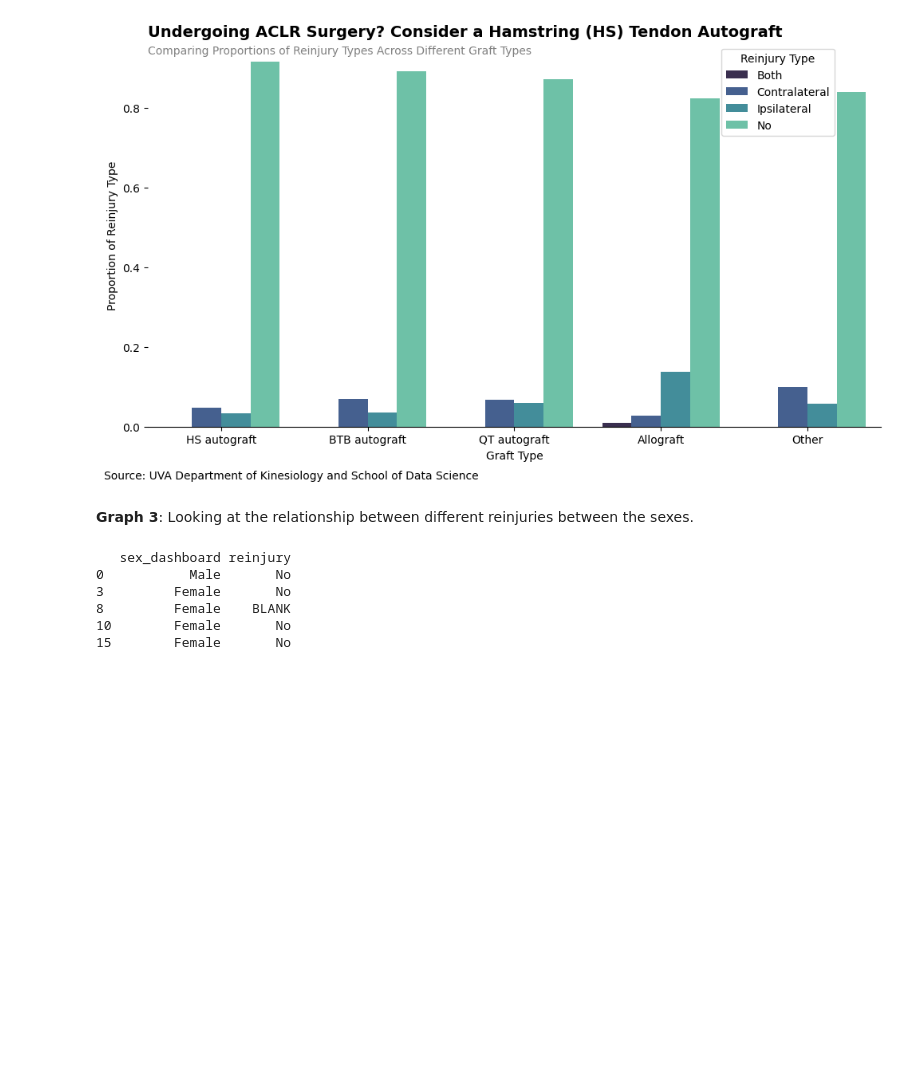
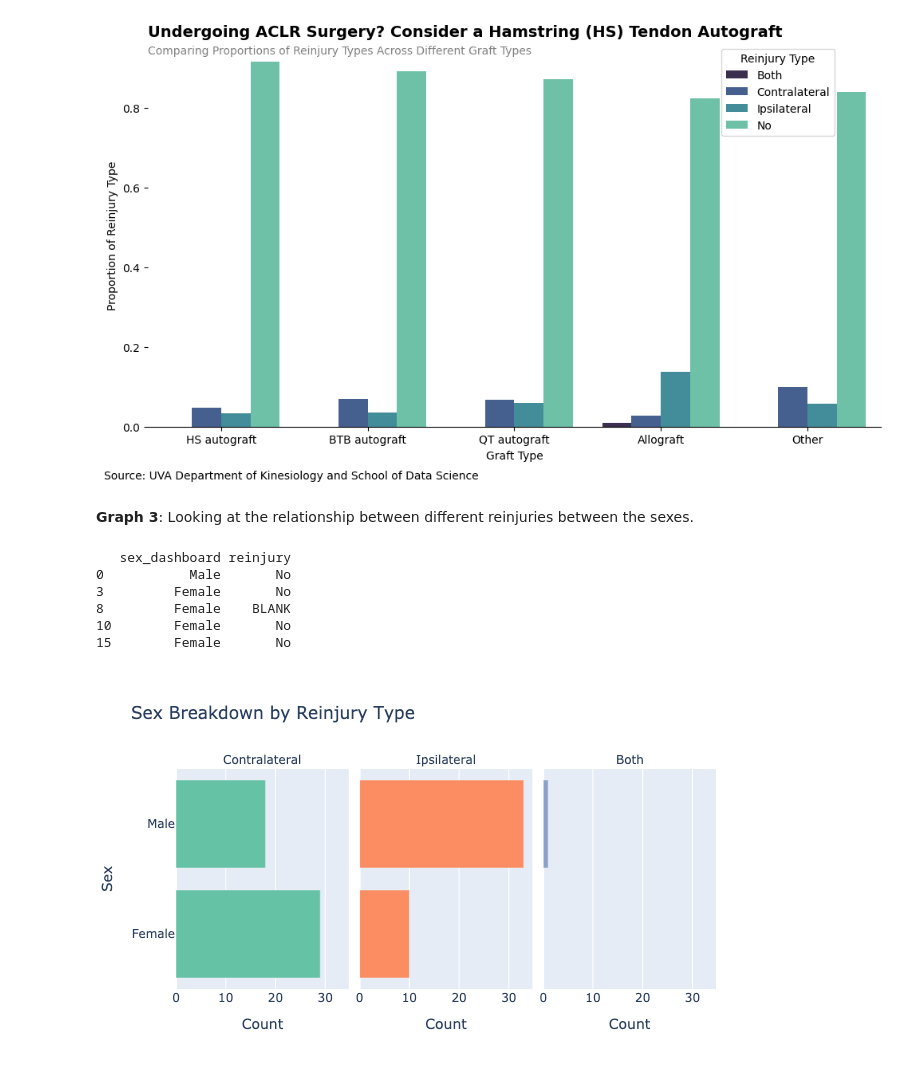
Before and after one commit to yuthimreddy/aclr-design-final, a Jupyter notebook: Graphs/initial_graphs.ipynb, the cells around one changed output. Cells and saved outputs as stored; diff of their text form; code cells hidden in the pictures; blank space fills up the shorter version.

Commit message:
static image

```diff
--- a/Graphs/initial_graphs.ipynb
+++ b/Graphs/initial_graphs.ipynb
@@ -175,31 +176,37 @@ fig = px.bar(
     color='reinjury',
     color_discrete_sequence=px.colors.qualitative.Set2,
     labels={
         'count': 'Count',
         'sex_dashboard': 'Sex',
         'reinjury': 'Reinjury Type'
     },
     title='Sex Breakdown by Reinjury Type'
 )
 
 # appearance of bars and text labels
 fig.update_traces(
     textposition='outside',  # text labels outside the bars
 )
 
 fig.update_layout(
     showlegend=False,
     title=dict(x=0.05),
     height=400
 )
 
 fig.for_each_annotation(lambda a: a.update(text=a.text.split("=")[-1]))  # Clean facet titles
 
-fig.show()
+from plotly.io import to_image
+from IPython.display import Image
+
+#%pip install -U kaleido
+
+Image(to_image(fig, format="png")) # created a static image for GitHub use
 # %% [output]
    sex_dashboard reinjury
 0           Male       No
 3         Female       No
 8         Female    BLANK
 10        Female       No
 15        Female       No
+[figure, added]
```
Also changed, not shown: parts of 1 cell of this notebook.
